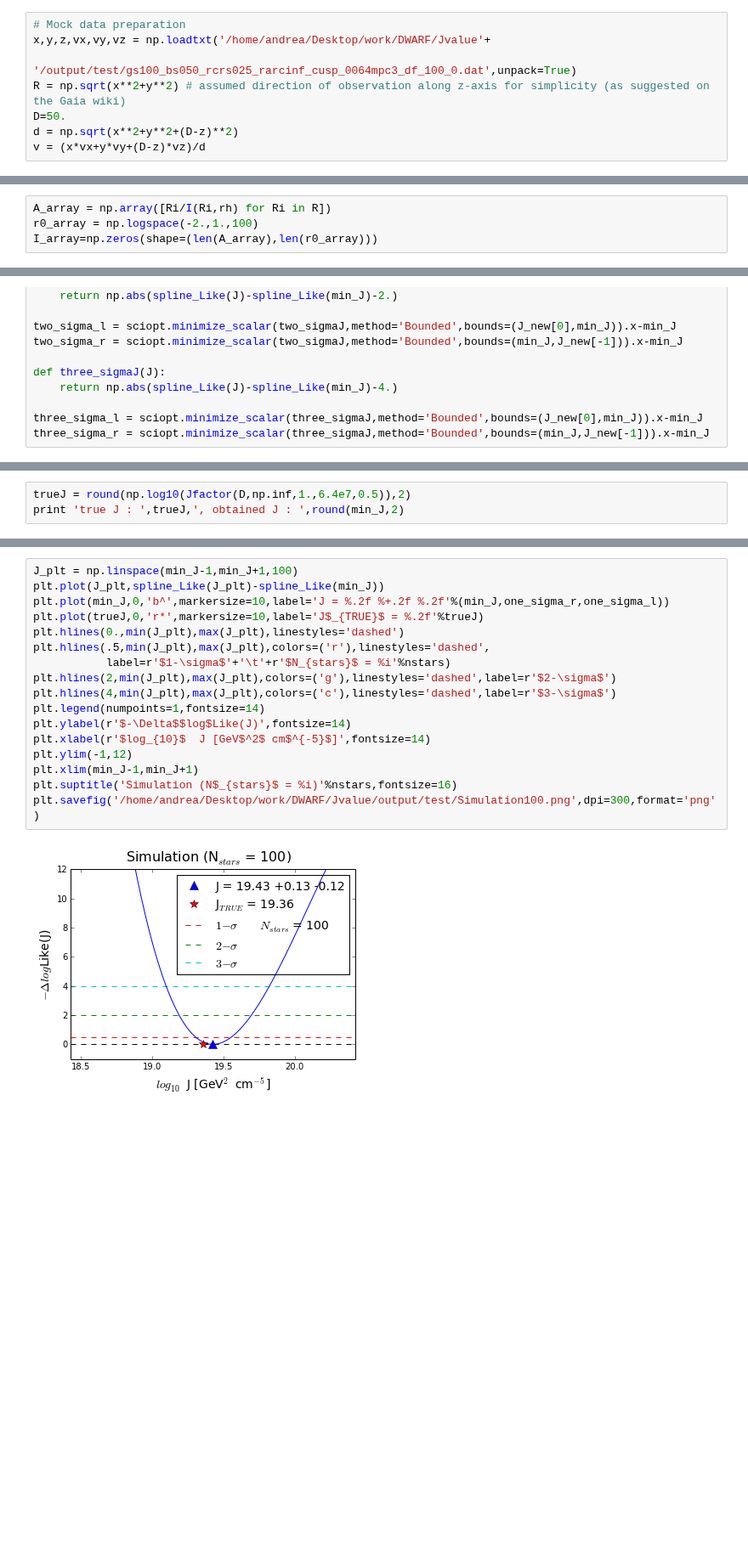
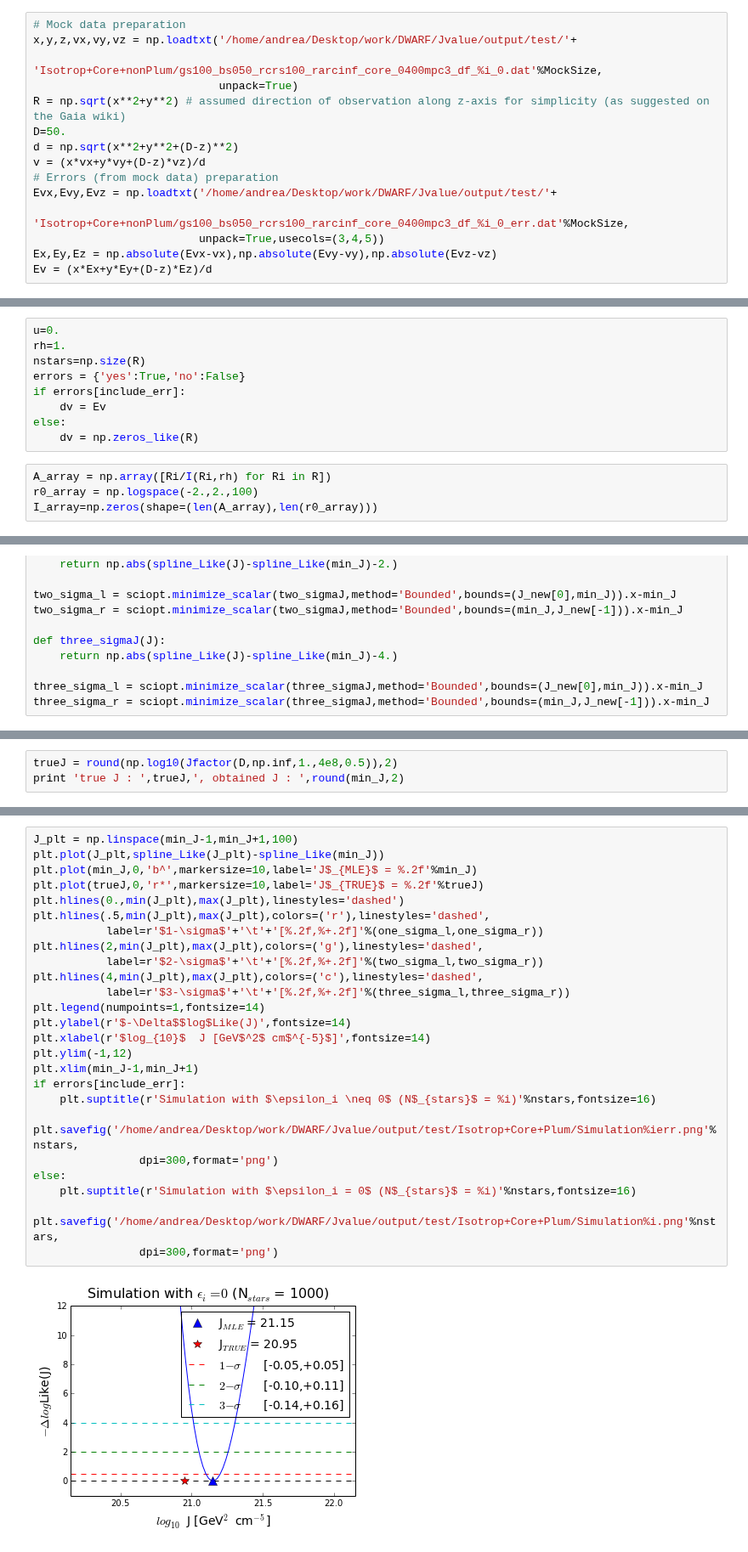
Before and after one commit to achiappo/FRESKA, a Jupyter notebook: simulation.ipynb, the cells around one changed output, grey strips where cells are left out. Shown at 85% size. Cells and saved outputs as stored; diff of their text form; blank space fills up the shorter version.

```diff
--- a/simulation.ipynb
+++ b/simulation.ipynb
@@ -48,8 +60,15 @@ def I(R,rh):
 # %%
 # Mock data preparation
-x,y,z,vx,vy,vz = np.loadtxt('/home/andrea/Desktop/work/DWARF/Jvalue'+
-                            '/output/test/gs100_bs050_rcrs025_rarcinf_cusp_0064mpc3_df_100_0.dat',unpack=True)
+x,y,z,vx,vy,vz = np.loadtxt('/home/andrea/Desktop/work/DWARF/Jvalue/output/test/'+
+                            'Isotrop+Core+nonPlum/gs100_bs050_rcrs100_rarcinf_core_0400mpc3_df_%i_0.dat'%MockSize,
+                            unpack=True)
 R = np.sqrt(x**2+y**2) # assumed direction of observation along z-axis for simplicity (as suggested on the Gaia wiki)
 D=50.
 d = np.sqrt(x**2+y**2+(D-z)**2)
 v = (x*vx+y*vy+(D-z)*vz)/d
+# Errors (from mock data) preparation
+Evx,Evy,Evz = np.loadtxt('/home/andrea/Desktop/work/DWARF/Jvalue/output/test/'+
+                         'Isotrop+Core+nonPlum/gs100_bs050_rcrs100_rarcinf_core_0400mpc3_df_%i_0_err.dat'%MockSize,
+                         unpack=True,usecols=(3,4,5))
+Ex,Ey,Ez = np.absolute(Evx-vx),np.absolute(Evy-vy),np.absolute(Evz-vz)
+Ev = (x*Ex+y*Ey+(D-z)*Ez)/d
@@ -61,6 +75,15 @@ nstars=np.size(R)
+# %%
+u=0.
+rh=1.
+nstars=np.size(R)
+errors = {'yes':True,'no':False}
+if errors[include_err]:
+    dv = Ev
+else:
+    dv = np.zeros_like(R)
 # %%
 A_array = np.array([Ri/I(Ri,rh) for Ri in R])
-r0_array = np.logspace(-2.,1.,100)
+r0_array = np.logspace(-2.,2.,100)
 I_array=np.zeros(shape=(len(A_array),len(r0_array)))
 # %%
 def array_builder(r_array, R_array):
@@ -145,4 +166,4 @@ round(two_sigma_r,2),round(three_sigma_l,2),round(three_sigma_r,2)
 # %%
-trueJ = round(np.log10(Jfactor(D,np.inf,1.,6.4e7,0.5)),2)
+trueJ = round(np.log10(Jfactor(D,np.inf,1.,4e8,0.5)),2)
 print 'true J : ',trueJ,', obtained J : ',round(min_J,2)
 # %% [output]
@@ -150,22 +171,30 @@ true J :  19.36 , obtained J :  19.43
 # %%
 J_plt = np.linspace(min_J-1,min_J+1,100)
 plt.plot(J_plt,spline_Like(J_plt)-spline_Like(min_J))
-plt.plot(min_J,0,'b^',markersize=10,label='J = %.2f %+.2f %.2f'%(min_J,one_sigma_r,one_sigma_l))
+plt.plot(min_J,0,'b^',markersize=10,label='J$_{MLE}$ = %.2f'%min_J)
 plt.plot(trueJ,0,'r*',markersize=10,label='J$_{TRUE}$ = %.2f'%trueJ)
 plt.hlines(0.,min(J_plt),max(J_plt),linestyles='dashed')
 plt.hlines(.5,min(J_plt),max(J_plt),colors=('r'),linestyles='dashed',
-           label=r'$1-\sigma$'+'\t'+r'$N_{stars}$ = %i'%nstars)
-plt.hlines(2,min(J_plt),max(J_plt),colors=('g'),linestyles='dashed',label=r'$2-\sigma$')
-plt.hlines(4,min(J_plt),max(J_plt),colors=('c'),linestyles='dashed',label=r'$3-\sigma$')
+           label=r'$1-\sigma$'+'\t'+'[%.2f,%+.2f]'%(one_sigma_l,one_sigma_r))
+plt.hlines(2,min(J_plt),max(J_plt),colors=('g'),linestyles='dashed',
+           label=r'$2-\sigma$'+'\t'+'[%.2f,%+.2f]'%(two_sigma_l,two_sigma_r))
+plt.hlines(4,min(J_plt),max(J_plt),colors=('c'),linestyles='dashed',
+           label=r'$3-\sigma$'+'\t'+'[%.2f,%+.2f]'%(three_sigma_l,three_sigma_r))
 plt.legend(numpoints=1,fontsize=14)
 plt.ylabel(r'$-\Delta$$log$Like(J)',fontsize=14)
 plt.xlabel(r'$log_{10}$  J [GeV$^2$ cm$^{-5}$]',fontsize=14)
 plt.ylim(-1,12)
 plt.xlim(min_J-1,min_J+1)
-plt.suptitle('Simulation (N$_{stars}$ = %i)'%nstars,fontsize=16)
-plt.savefig('/home/andrea/Desktop/work/DWARF/Jvalue/output/test/Simulation100.png',dpi=300,format='png')
+if errors[include_err]:
+    plt.suptitle(r'Simulation with $\epsilon_i \neq 0$ (N$_{stars}$ = %i)'%nstars,fontsize=16)
+    plt.savefig('/home/andrea/Desktop/work/DWARF/Jvalue/output/test/Isotrop+Core+Plum/Simulation%ierr.png'%nstars,
+                dpi=300,format='png')
+else:
+    plt.suptitle(r'Simulation with $\epsilon_i = 0$ (N$_{stars}$ = %i)'%nstars,fontsize=16)
+    plt.savefig('/home/andrea/Desktop/work/DWARF/Jvalue/output/test/Isotrop+Core+Plum/Simulation%i.png'%nstars,
+                dpi=300,format='png')
 # %% [output]
-[figure, old version]
+[figure, new version]
 # %%
 print '%.2e'%10**sciopt.minimize_scalar(lambda log10rho0:abs(min_J-
                                                              np.log10(Jfactor(D,np.inf,1.,1.,0.5))-2*log10rho0)).x
```
Also changed, not shown: parts of 11 cells of this notebook.
